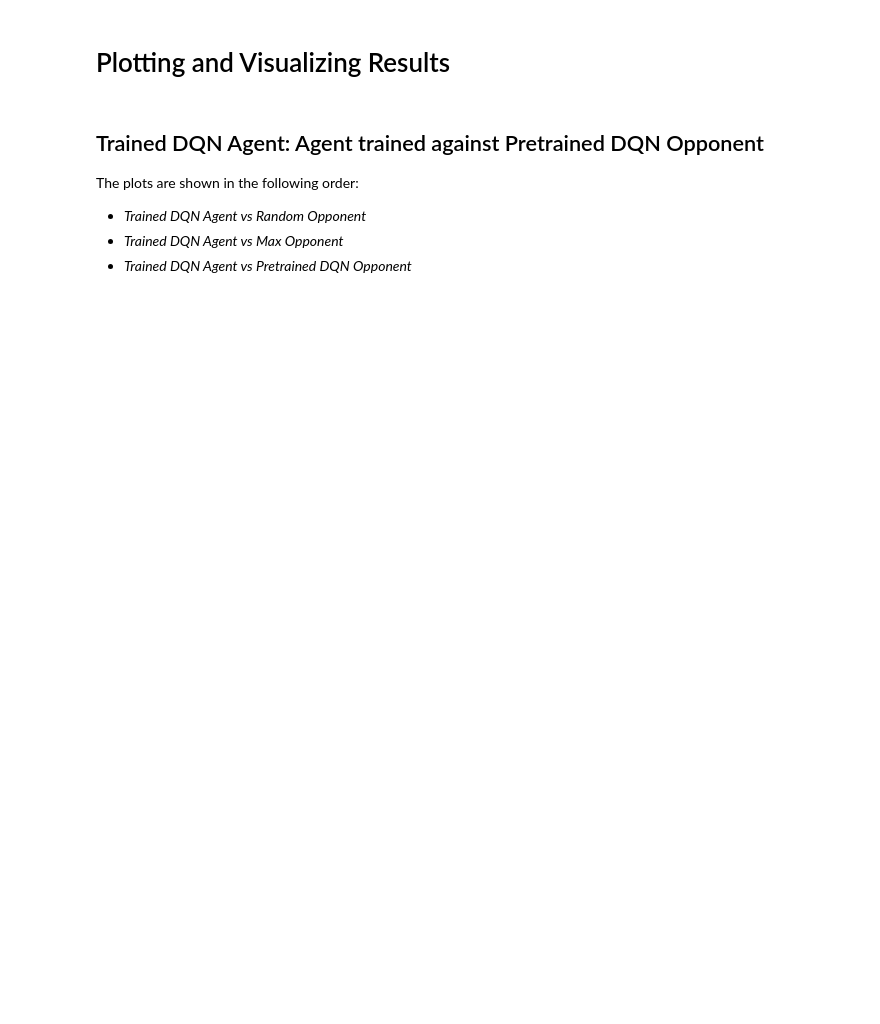
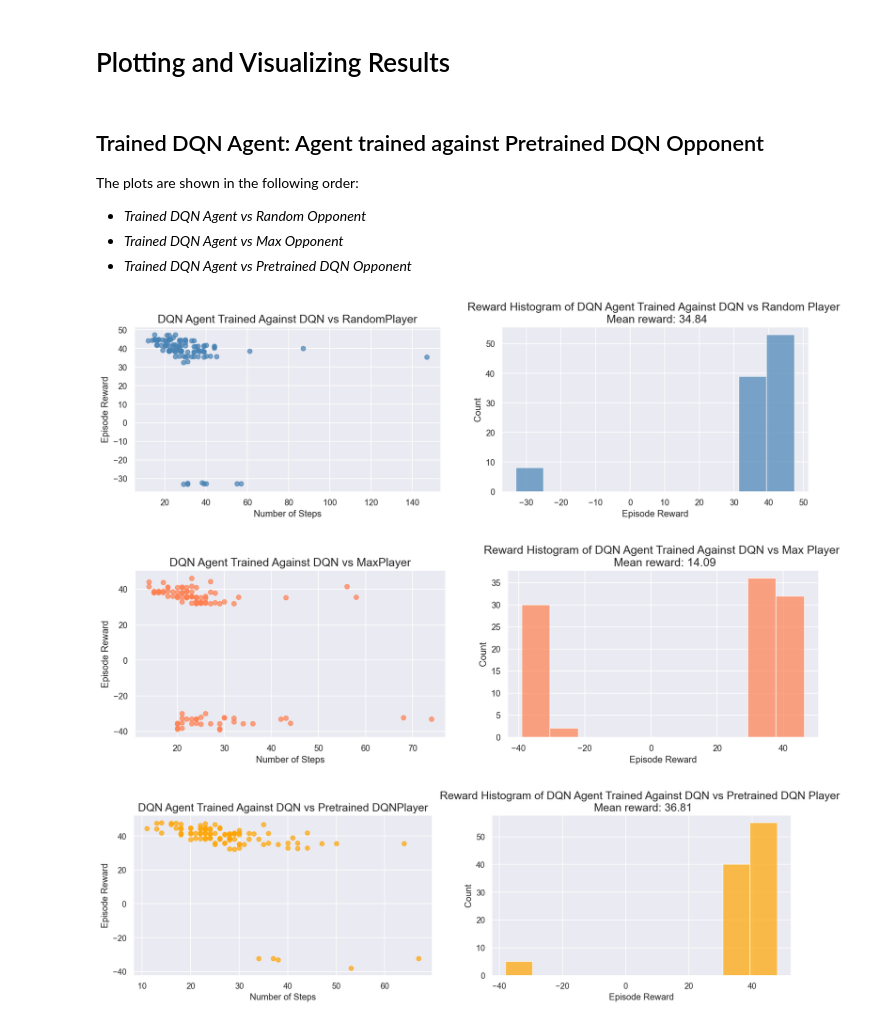
Before and after one commit to vuhcl/poke-env, a Jupyter notebook: src/rl_with_open_ai_gym_wrapper.ipynb, the cells around one changed output. Drawn from its saved outputs; the diff is of its cells as text; code cells hidden in the pictures; blank space fills up the shorter version.

Commit message:
run visualization code

```diff
--- a/src/rl_with_open_ai_gym_wrapper.ipynb
+++ b/src/rl_with_open_ai_gym_wrapper.ipynb
@@ -526,11 +525,15 @@ The plots are shown in the following order:
 - *Trained DQN Agent vs Max Opponent*
 - *Trained DQN Agent vs Pretrained DQN Opponent*
 # %%
-rl_vs_random = create_df('TrainedPretrainedRLPlayer(20000)vsRandomPlayer_testlog_1000eps.csv')
+rl_vs_random = create_df(f'Trained{TRAINING_OPPONENT}({NB_TRAINING_STEPS})vsRandomPlayer_testlog_{NB_EVALUATION_EPISODES}eps.csv')
 create_plots(rl_vs_random, 'DQN vs Random', 'SteelBlue')
 
-rl_vs_max = create_df('TrainedPretrainedRLPlayer(20000)vsMaxPlayer_testlog_1000eps.csv')
+rl_vs_max = create_df(f'Trained{TRAINING_OPPONENT}({NB_TRAINING_STEPS})vsMaxPlayer_testlog_{NB_EVALUATION_EPISODES}eps.csv')
 create_plots(rl_vs_max, 'DQN vs Max', 'coral')
 
-rl_vs_rl = create_df('TrainedPRetrainedRLPlayer(20000)vsRLPlayer_testlog_1000eps.csv')
+rl_vs_rl = create_df(f'Trained{TRAINING_OPPONENT}({NB_TRAINING_STEPS})vsRLPlayer_testlog_{NB_EVALUATION_EPISODES}eps.csv')
 create_plots(rl_vs_rl, 'DQN vs Pretrained DQN', 'orange')
+# %% [output]
+[figure, added]
+[figure, added]
+[figure, added]
```
Also changed, not shown: parts of 3 cells of this notebook.
